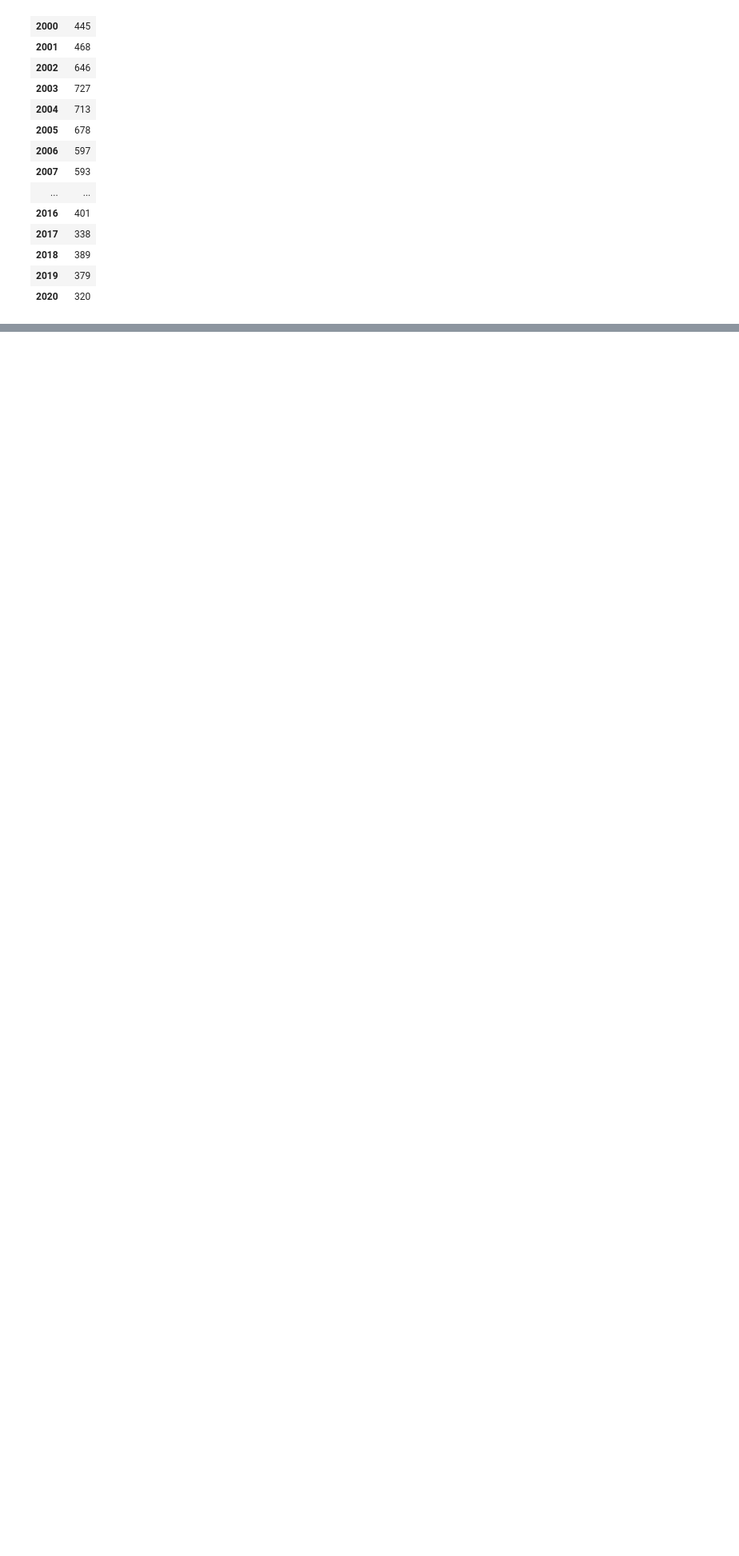
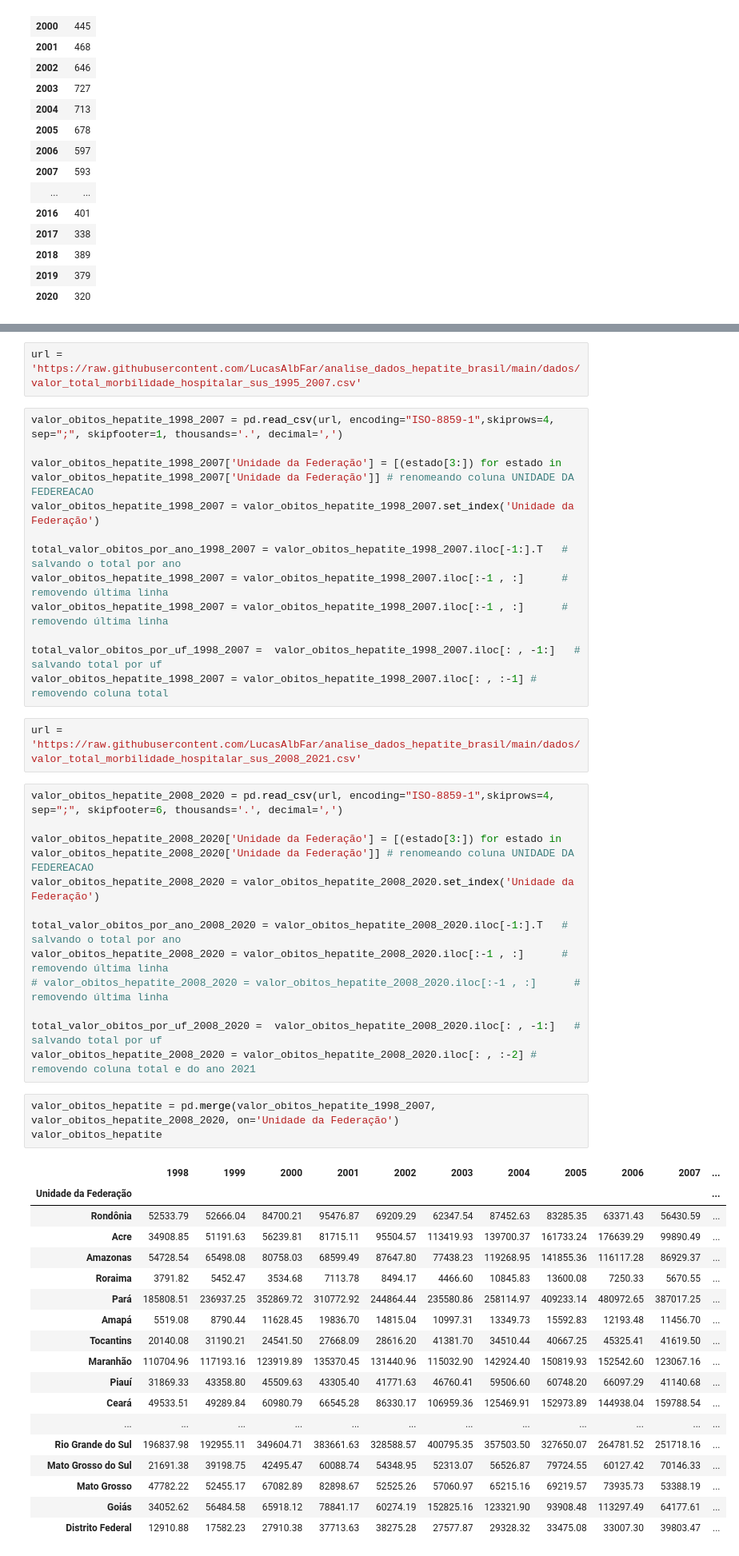
Before and after one commit to LucasAlbFar/analise_dados_hepatite_brasil, a Jupyter notebook: notebooks/main.ipynb, the cells around one changed output, grey strips where cells are left out. Shown: that part at 80% size. Cells and saved outputs as stored; diff of their text form; blank space fills up the shorter version.

Commit message:
carregado dados dos valores totais hospitalares óbitos por hepatites

```diff
--- a/notebooks/main.ipynb
+++ b/notebooks/main.ipynb
@@ -250,0 +251,50 @@ total_por_uf
+# %%
+url = 'https://raw.githubusercontent.com/LucasAlbFar/analise_dados_hepatite_brasil/main/dados/valor_total_morbilidade_hospitalar_sus_1995_2007.csv'
+# %%
+valor_obitos_hepatite_1998_2007 = pd.read_csv(url, encoding="ISO-8859-1",skiprows=4, sep=";", skipfooter=1, thousands='.', decimal=',')
+
+valor_obitos_hepatite_1998_2007['Unidade da Federação'] = [(estado[3:]) for estado in valor_obitos_hepatite_1998_2007['Unidade da Federação']] # renomeando coluna UNIDADE DA FEDEREACAO
+valor_obitos_hepatite_1998_2007 = valor_obitos_hepatite_1998_2007.set_index('Unidade da Federação')
+
+total_valor_obitos_por_ano_1998_2007 = valor_obitos_hepatite_1998_2007.iloc[-1:].T   # salvando o total por ano
+valor_obitos_hepatite_1998_2007 = valor_obitos_hepatite_1998_2007.iloc[:-1 , :]      # removendo última linha
+valor_obitos_hepatite_1998_2007 = valor_obitos_hepatite_1998_2007.iloc[:-1 , :]      # removendo última linha
+
+total_valor_obitos_por_uf_1998_2007 =  valor_obitos_hepatite_1998_2007.iloc[: , -1:]   # salvando total por uf
+valor_obitos_hepatite_1998_2007 = valor_obitos_hepatite_1998_2007.iloc[: , :-1] # removendo coluna total
+# %%
+url = 'https://raw.githubusercontent.com/LucasAlbFar/analise_dados_hepatite_brasil/main/dados/valor_total_morbilidade_hospitalar_sus_2008_2021.csv'
+# %%
+valor_obitos_hepatite_2008_2020 = pd.read_csv(url, encoding="ISO-8859-1",skiprows=4, sep=";", skipfooter=6, thousands='.', decimal=',')
+
+valor_obitos_hepatite_2008_2020['Unidade da Federação'] = [(estado[3:]) for estado in valor_obitos_hepatite_2008_2020['Unidade da Federação']] # renomeando coluna UNIDADE DA FEDEREACAO
+valor_obitos_hepatite_2008_2020 = valor_obitos_hepatite_2008_2020.set_index('Unidade da Federação')
+
+total_valor_obitos_por_ano_2008_2020 = valor_obitos_hepatite_2008_2020.iloc[-1:].T   # salvando o total por ano
+valor_obitos_hepatite_2008_2020 = valor_obitos_hepatite_2008_2020.iloc[:-1 , :]      # removendo última linha
+# valor_obitos_hepatite_2008_2020 = valor_obitos_hepatite_2008_2020.iloc[:-1 , :]      # removendo última linha
+
+total_valor_obitos_por_uf_2008_2020 =  valor_obitos_hepatite_2008_2020.iloc[: , -1:]   # salvando total por uf
+valor_obitos_hepatite_2008_2020 = valor_obitos_hepatite_2008_2020.iloc[: , :-2] # removendo coluna total e do ano 2021
+# %%
+valor_obitos_hepatite = pd.merge(valor_obitos_hepatite_1998_2007, valor_obitos_hepatite_2008_2020, on='Unidade da Federação')
+valor_obitos_hepatite
+# %% [output]
+|  | 1998 | 1999 | 2000 | 2001 | 2002 | 2003 | 2004 | 2005 | 2006 | 2007 | ... |
+| Unidade da Federação |  |  |  |  |  |  |  |  |  |  | ... |
+| Rondônia | 52533.79 | 52666.04 | 84700.21 | 95476.87 | 69209.29 | 62347.54 | 87452.63 | 83285.35 | 63371.43 | 56430.59 | ... |
+| Acre | 34908.85 | 51191.63 | 56239.81 | 81715.11 | 95504.57 | 113419.93 | 139700.37 | 161733.24 | 176639.29 | 99890.49 | ... |
+| Amazonas | 54728.54 | 65498.08 | 80758.03 | 68599.49 | 87647.80 | 77438.23 | 119268.95 | 141855.36 | 116117.28 | 86929.37 | ... |
+| Roraima | 3791.82 | 5452.47 | 3534.68 | 7113.78 | 8494.17 | 4466.60 | 10845.83 | 13600.08 | 7250.33 | 5670.55 | ... |
+| Pará | 185808.51 | 236937.25 | 352869.72 | 310772.92 | 244864.44 | 235580.86 | 258114.97 | 409233.14 | 480972.65 | 387017.25 | ... |
+| Amapá | 5519.08 | 8790.44 | 11628.45 | 19836.70 | 14815.04 | 10997.31 | 13349.73 | 15592.83 | 12193.48 | 11456.70 | ... |
+| Tocantins | 20140.08 | 31190.21 | 24541.50 | 27668.09 | 28616.20 | 41381.70 | 34510.44 | 40667.25 | 45325.41 | 41619.50 | ... |
+| Maranhão | 110704.96 | 117193.16 | 123919.89 | 135370.45 | 131440.96 | 115032.90 | 142924.40 | 150819.93 | 152542.60 | 123067.16 | ... |
+| Piauí | 31869.33 | 43358.80 | 45509.63 | 43305.40 | 41771.63 | 46760.41 | 59506.60 | 60748.20 | 66097.29 | 41140.68 | ... |
+| Ceará | 49533.51 | 49289.84 | 60980.79 | 66545.28 | 86330.17 | 106959.36 | 125469.91 | 152973.89 | 144938.04 | 159788.54 | ... |
+| ... | ... | ... | ... | ... | ... | ... | ... | ... | ... | ... | ... |
+| Rio Grande do Sul | 196837.98 | 192955.11 | 349604.71 | 383661.63 | 328588.57 | 400795.35 | 357503.50 | 327650.07 | 264781.52 | 251718.16 | ... |
+| Mato Grosso do Sul | 21691.38 | 39198.75 | 42495.47 | 60088.74 | 54348.95 | 52313.07 | 56526.87 | 79724.55 | 60127.42 | 70146.33 | ... |
+| Mato Grosso | 47782.22 | 52455.17 | 67082.89 | 82898.67 | 52525.26 | 57060.97 | 65215.16 | 69219.57 | 73935.73 | 53388.19 | ... |
+| Goiás | 34052.62 | 56484.58 | 65918.12 | 78841.17 | 60274.19 | 152825.16 | 123321.90 | 93908.48 | 113297.49 | 64177.61 | ... |
+| Distrito Federal | 12910.88 | 17582.23 | 27910.38 | 37713.63 | 38275.28 | 27577.87 | 29328.32 | 33475.08 | 33007.30 | 39803.47 | ... |
```
Also changed, not shown: parts of 7 cells of this notebook.
